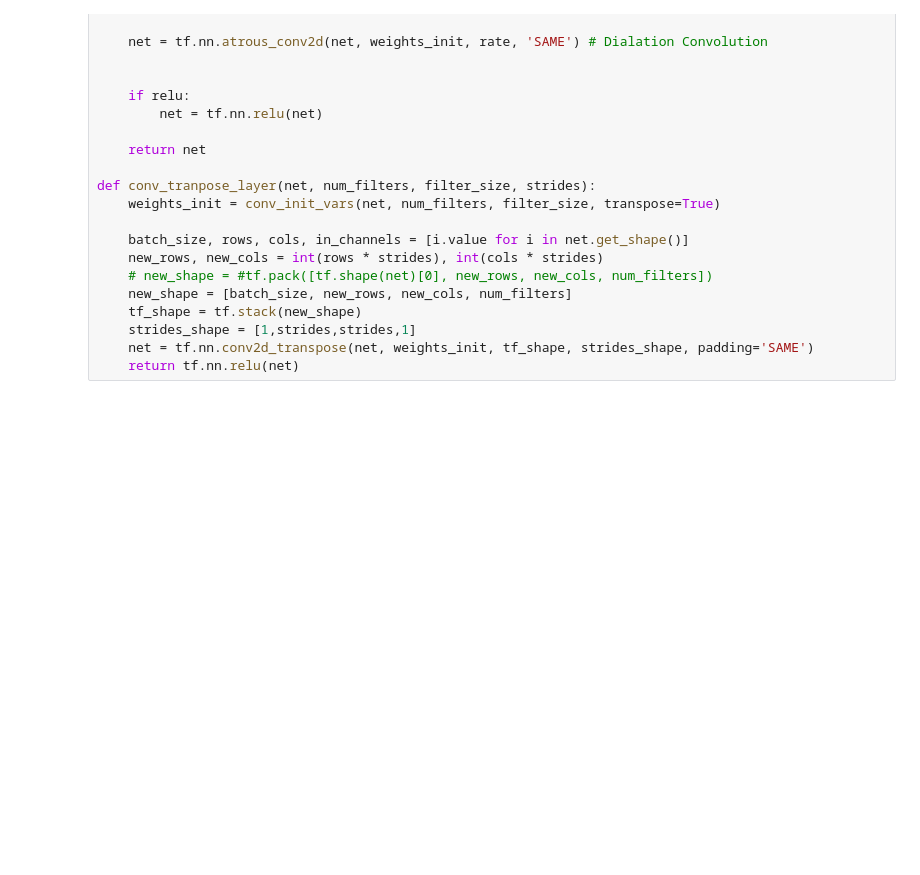
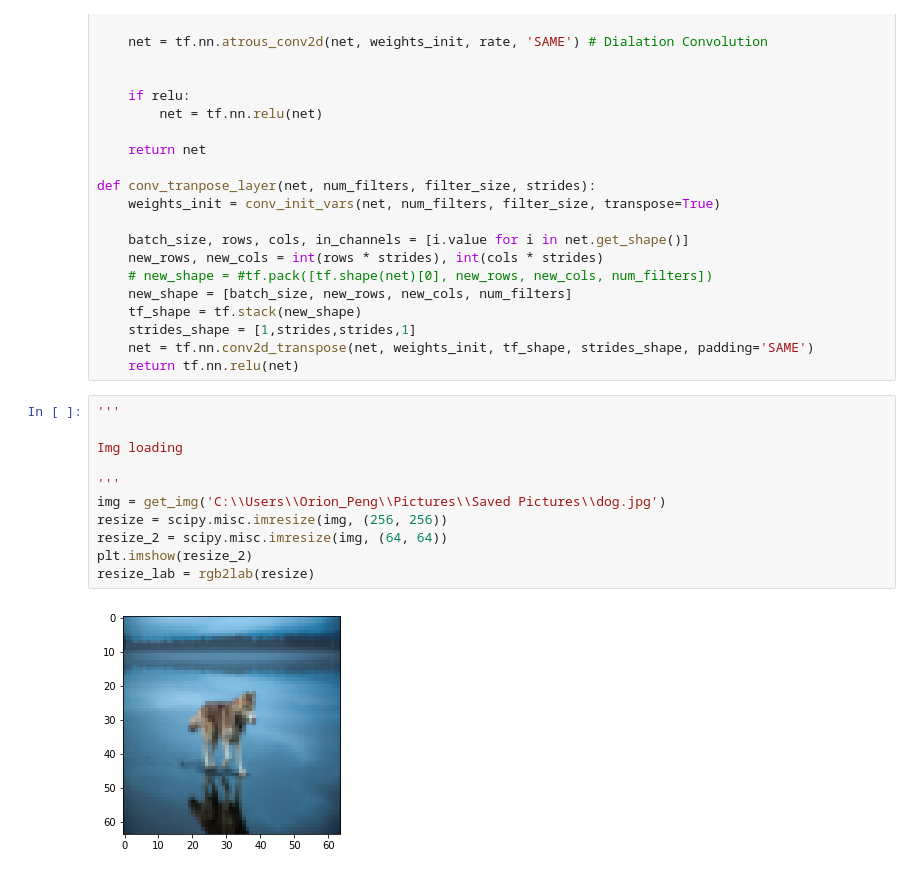
Before and after one commit to SnowInHokkaido/GANforColorQuantization, a Jupyter notebook: Generator_Jupyter.ipynb, the cells around one changed output. Drawn from its saved outputs; the diff is of its cells as text; blank space fills up the shorter version.

```diff
--- a/Generator_Jupyter.ipynb
+++ b/Generator_Jupyter.ipynb
@@ -191,3 +306,16 @@ def conv_tranpose_layer(net, num_filters, filter_size, strides):
     strides_shape = [1,strides,strides,1]
     net = tf.nn.conv2d_transpose(net, weights_init, tf_shape, strides_shape, padding='SAME')
     return tf.nn.relu(net)
+# %%
+'''
+
+Img loading
+
+'''
+img = get_img('C:\\Users\\Orion_Peng\\Pictures\\Saved Pictures\\dog.jpg')
+resize = scipy.misc.imresize(img, (256, 256))
+resize_2 = scipy.misc.imresize(img, (64, 64))
+plt.imshow(resize_2)
+resize_lab = rgb2lab(resize)
+# %% [output]
+[figure, added]
```
Also changed, not shown: parts of 13 cells of this notebook, 6 other files.
